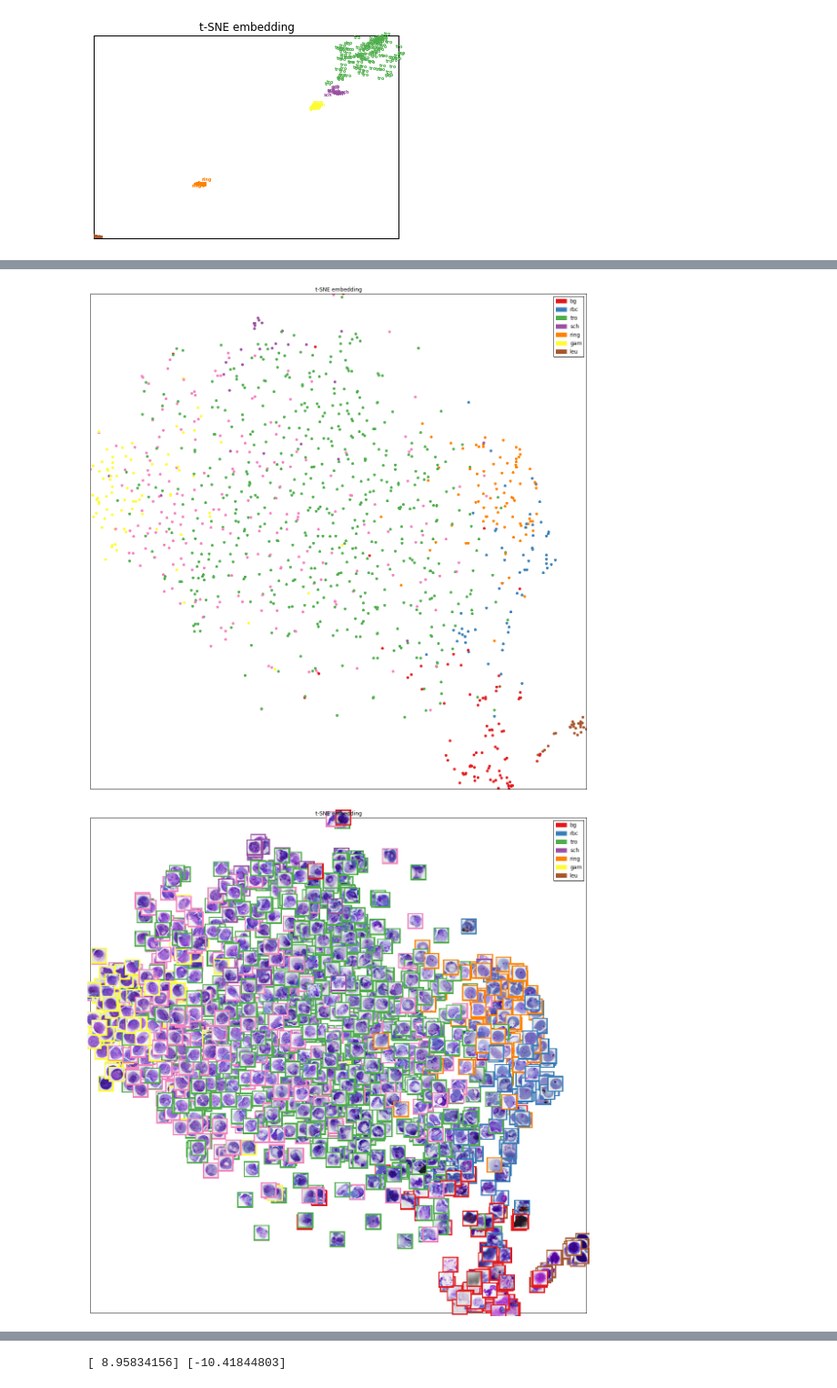
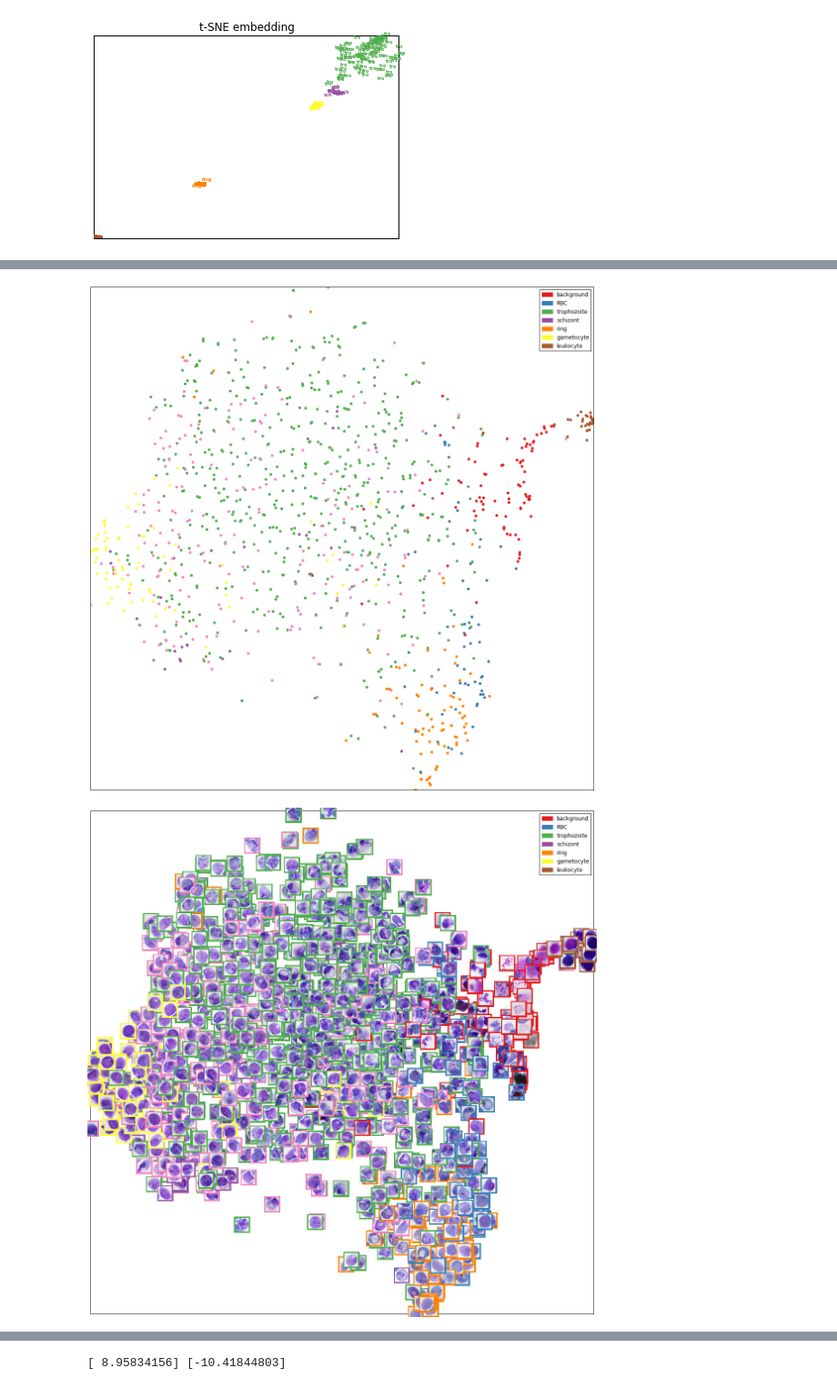
Before and after one commit to jhung0/VOC_format, a Jupyter notebook: tsne.ipynb, the cells around one changed output, grey strips where cells are left out. Shown at 91% size. Cells and saved outputs as stored; diff of their text form; code cells hidden in the pictures.

```diff
--- a/tsne.ipynb
+++ b/tsne.ipynb
@@ -223,7 +223,7 @@ net.name = os.path.splitext(os.path.basename(model_file))[0]
 layer = 'fc7'
 #if layer not in net.blobs:
 #    raise TypeError("Invalid layer name: " + layer)
-
+'''
 imagemean_file = os.path.join(caffe_dir, 'data/try1', 'imagenet_mean.binaryproto')
 blob = caffe.proto.caffe_pb2.BlobProto()
 data = open( imagemean_file , 'rb' ).read()
@@ -231,9 +231,10 @@ blob.ParseFromString(data)
 arr = np.array( caffe.io.blobproto_to_array(blob) )
 out = arr[0]
 np.save( os.path.join(data_dir, 'try1_mean.npy') , out )
-
+'''
 transformer = caffe.io.Transformer({'data': net.blobs['data'].data.shape})#, 'mirror': False, 'crop_size': 227, 'mean_file':"/home/ubuntu/caffe/data/try1/imagenet_mean.binaryproto"})
-transformer.set_mean('data', out)
+#transformer.set_mean('data', out)
+transformer.set_mean('data', np.array([193.30, 135.15, 153.60  ]))
 transformer.set_transpose('data', (2,0,1))
 transformer.set_raw_scale('data', 255.0)
 transformer.set_channel_swap('data', (2,1,0))
@@ -728,19 +729,21 @@ for i in xrange(num_objects):
 # %%
 import bhtsne
+CLASSES = ('background', 'RBC', 'trophozoite', 'schizont', 'ring', 'gametocyte', 'leukocyte', 'difficult')
+
 num_points = 915
 #X_tsne = bhtsne.tsne(X[0:num_points, :], perplexity=50)
 X_tsne = bhtsne.tsne(X, perplexity=30)
 #model = TSNE(n_components=2, init='pca', learning_rate=500, perplexity=30.0, n_iter=10000, n_iter_without_progress=1000)
 #X_tsne = model.fit_transform(X)
 #plot_embedding(X_tsne, y_model[0:num_points], "t-SNE embedding")
-plot_embedding(X_tsne, y_model, "t-SNE embedding")
+plot_embedding(X_tsne, y_model, None)
 plt.show()
 
-plot_embedding(X_tsne, y, "t-SNE embedding")
+plot_embedding(X_tsne, y,  None)
 plt.show()
 
 
-plot_embedding(X_tsne, y, "t-SNE embedding", images=input_image_file)
+plot_embedding(X_tsne, y, None, images=input_image_file)
 plt.show()
 
 
@@ -756,2 +759,2 @@ plot_embedding(np.insert(X_tsne1, 0, range(len(X_tsne1)), axis=1), y, "t-SNE emb
-[figure, old version]
+[figure, new version]
-[figure, old version]
+[figure, new version]
```
Also changed, not shown: parts of 5 cells of this notebook, 2 other files.
